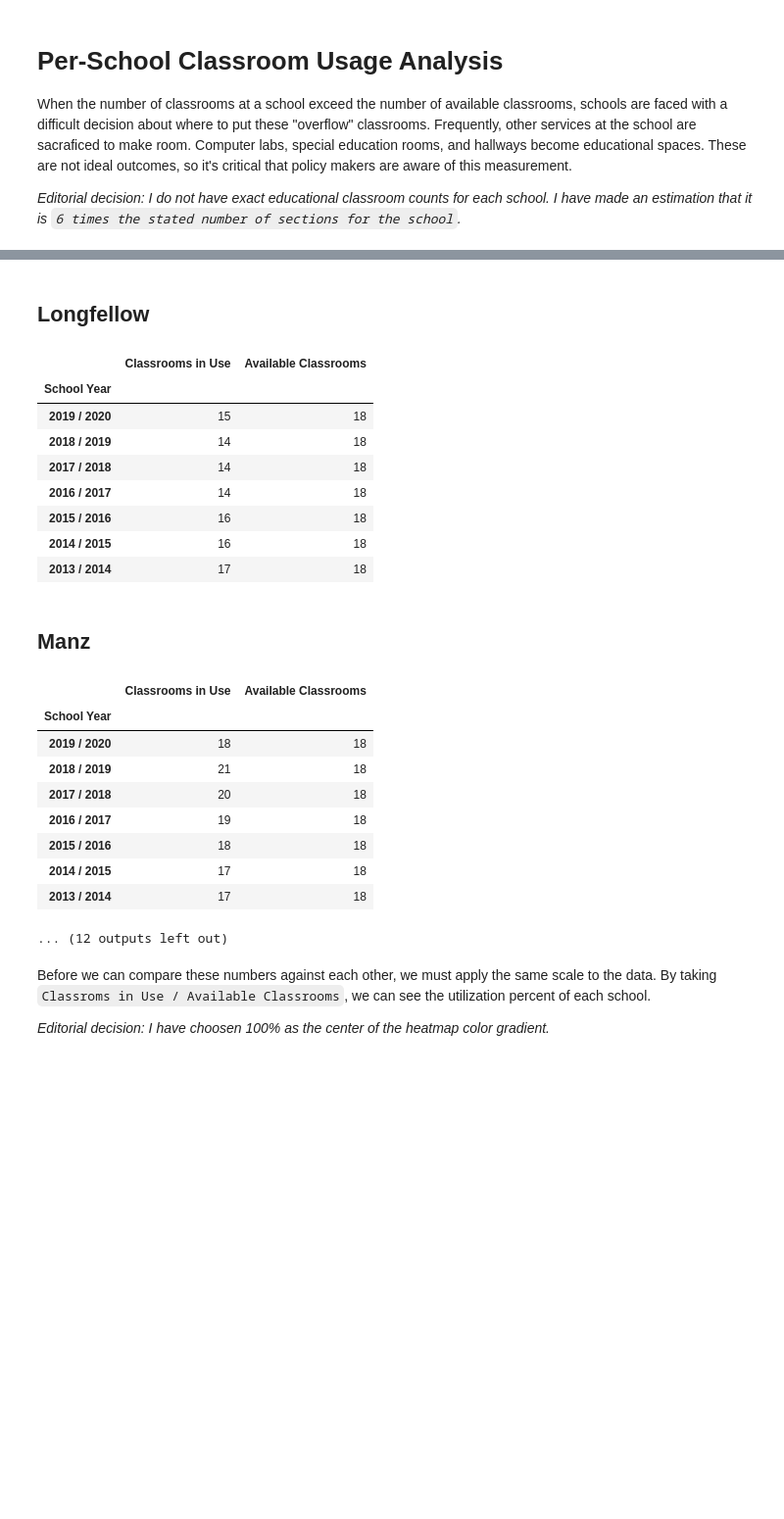
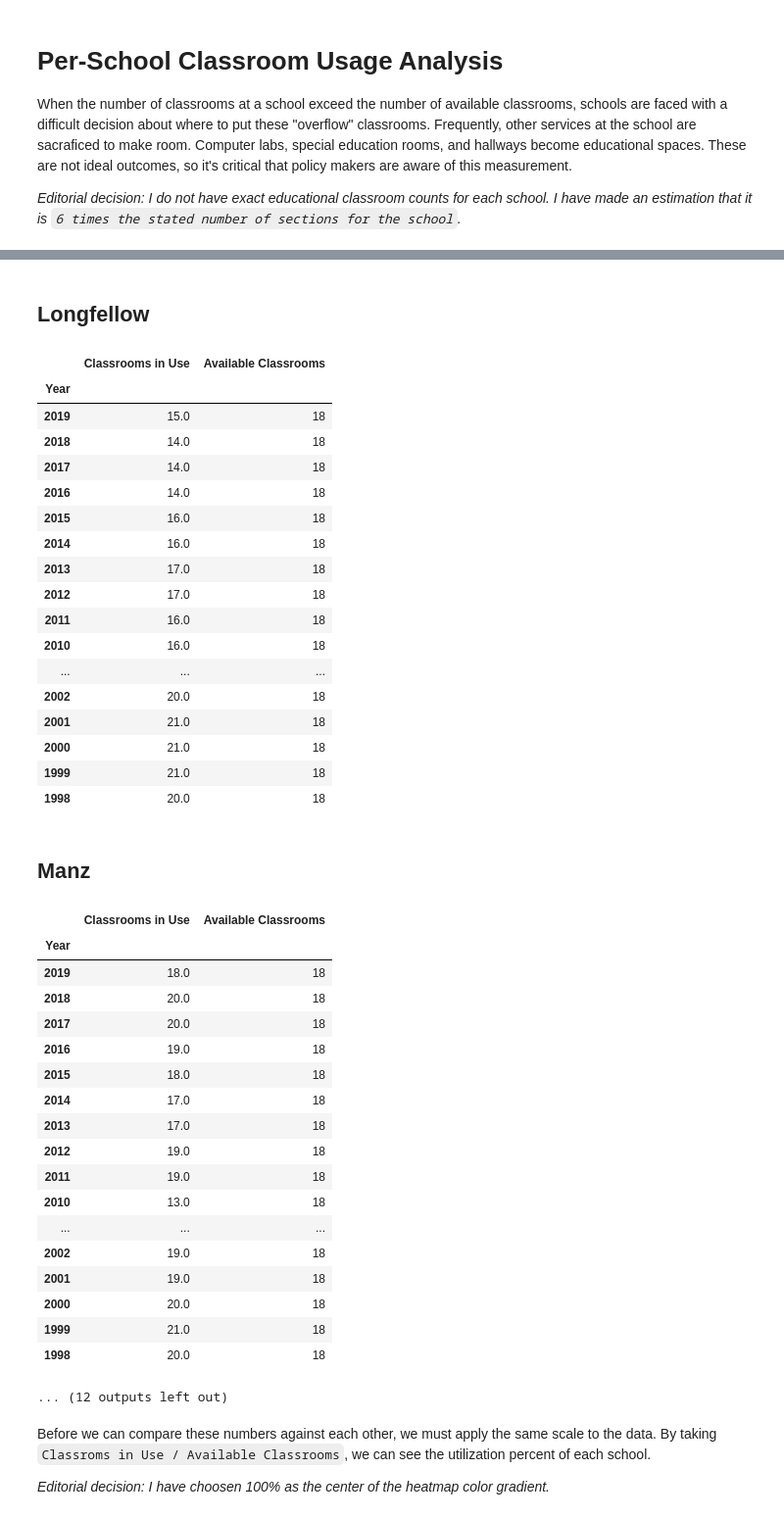
Before and after one commit to toxygene/ecasd-enrollment, a Jupyter notebook: Enrollment Data Analysis.ipynb, the cells around one changed output, grey strips where cells are left out. Shown at 98% size. Saved outputs shown, nothing was run; the diff lists cells and outputs as text; code cells hidden in the pictures; blank space fills up the shorter version.

```diff
--- a/Enrollment Data Analysis.ipynb
+++ b/Enrollment Data Analysis.ipynb
@@ -78,14 +35,17 @@ When the number of classrooms at a school exceed the number of available classro
 
 *Editorial decision: I do not have exact educational classroom counts for each school. I have made an estimation that it is `6 times the stated number of sections for the school`.*
 # %%
-classrooms_per_school_year = df[['School Year','School','Students']].groupby(['School Year','School']).count().rename(columns={'Students':'Classrooms in Use'})
+import pandas as pd
+from IPython.display import Markdown
+
+classrooms_per_school_year = enrollment[['Year','School','Students']].groupby(['Year','School']).count().rename(columns={'Students':'Classrooms in Use'})
 
 cdf = pd.DataFrame([('Davey', 18),('Flynn', 12),('Lakeshore', 18),('Locust Lane', 18),('Longfellow', 18),('Manz', 18),('Meadowview', 18),('Northwoods', 18),('Putnam Heights', 18),('Robbins', 24),('Roosevelt',12),('Sherman',24)], columns=['School','Available Classrooms'])
 classroom_utilization_per_school_year = classrooms_per_school_year.reset_index().merge(cdf)
 
 for schoolName, school_classroom_utilization_per_year in classroom_utilization_per_school_year.groupby(['School']):
     display(Markdown(f'## {schoolName}'))
-    display(school_classroom_utilization_per_year.set_index(['School Year']).sort_values('School Year', ascending=False)[['Classrooms in Use', 'Available Classrooms']])
+    display(school_classroom_utilization_per_year.set_index(['Year']).sort_values('Year', ascending=False)[['Classrooms in Use', 'Available Classrooms']])
 # %% [output]
 ## Davey
 |  | Classrooms in Use | Available Classrooms |
@@ -130,23 +126,41 @@ for schoolName, school_classroom_utilization_per_year in classroom_utilization_p
 ## Longfellow
 |  | Classrooms in Use | Available Classrooms |
-| School Year |  |  |
-| 2019 / 2020 | 15 | 18 |
-| 2018 / 2019 | 14 | 18 |
-| 2017 / 2018 | 14 | 18 |
-| 2016 / 2017 | 14 | 18 |
-| 2015 / 2016 | 16 | 18 |
-| 2014 / 2015 | 16 | 18 |
-| 2013 / 2014 | 17 | 18 |
+| Year |  |  |
+| 2019 | 15.0 | 18 |
+| 2018 | 14.0 | 18 |
+| 2017 | 14.0 | 18 |
+| 2016 | 14.0 | 18 |
+| 2015 | 16.0 | 18 |
+| 2014 | 16.0 | 18 |
+| 2013 | 17.0 | 18 |
+| 2012 | 17.0 | 18 |
+| 2011 | 16.0 | 18 |
+| 2010 | 16.0 | 18 |
+| ... | ... | ... |
+| 2002 | 20.0 | 18 |
+| 2001 | 21.0 | 18 |
+| 2000 | 21.0 | 18 |
+| 1999 | 21.0 | 18 |
+| 1998 | 20.0 | 18 |
 ## Manz
 |  | Classrooms in Use | Available Classrooms |
-| School Year |  |  |
-| 2019 / 2020 | 18 | 18 |
-| 2018 / 2019 | 21 | 18 |
-| 2017 / 2018 | 20 | 18 |
-| 2016 / 2017 | 19 | 18 |
-| 2015 / 2016 | 18 | 18 |
-| 2014 / 2015 | 17 | 18 |
-| 2013 / 2014 | 17 | 18 |
+| Year |  |  |
+| 2019 | 18.0 | 18 |
+| 2018 | 20.0 | 18 |
+| 2017 | 20.0 | 18 |
+| 2016 | 19.0 | 18 |
+| 2015 | 18.0 | 18 |
+| 2014 | 17.0 | 18 |
+| 2013 | 17.0 | 18 |
+| 2012 | 19.0 | 18 |
+| 2011 | 19.0 | 18 |
+| 2010 | 13.0 | 18 |
+| ... | ... | ... |
+| 2002 | 19.0 | 18 |
+| 2001 | 19.0 | 18 |
+| 2000 | 20.0 | 18 |
+| 1999 | 21.0 | 18 |
+| 1998 | 20.0 | 18 |
 ... (12 outputs left out)
 # %% [markdown]
 Before we can compare these numbers against each other, we must apply the same scale to the data. By taking `Classroms in Use / Available Classrooms`, we can see the utilization percent of each school.
```
Also changed, not shown: parts of 6 cells of this notebook, 12 other files.
